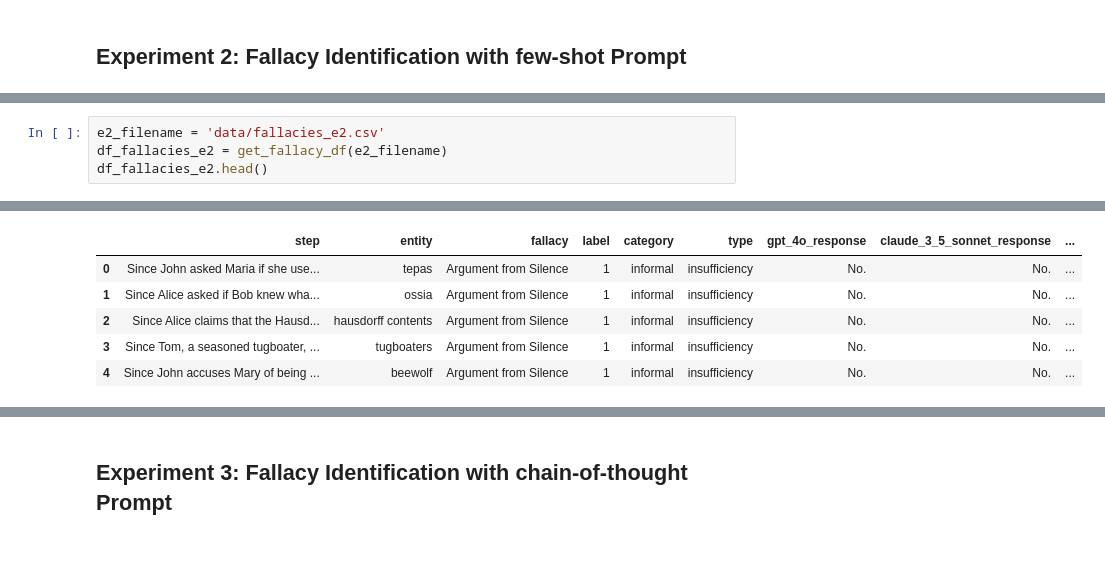
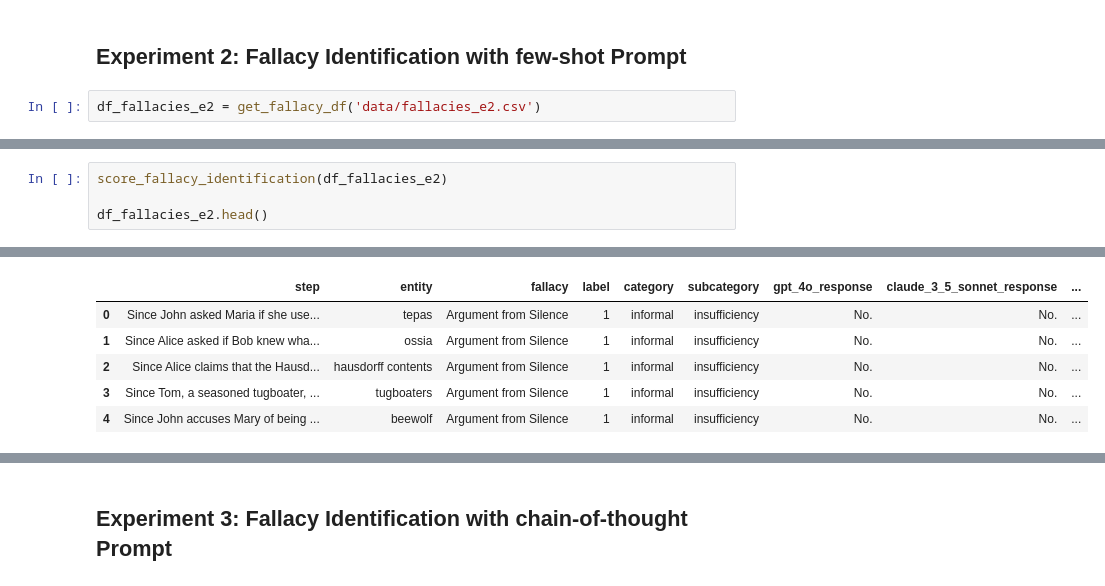
Before and after one commit to aimfeld/fallacy-detection, a Jupyter notebook: fallacy-identification.ipynb, the cells around one changed output, grey strips where cells are left out. Drawn from its saved outputs; the diff is of its cells as text; blank space fills up the shorter version.

Commit message:
fallacy classification

```diff
--- a/fallacy-identification.ipynb
+++ b/fallacy-identification.ipynb
@@ -37,2 +294,4 @@ save_fallacy_df(df_fallacies_e1, e1_filename)
 # %% [markdown]
 ## Experiment 2: Fallacy Identification with few-shot Prompt
+# %%
+df_fallacies_e2 = get_fallacy_df('data/fallacies_e2.csv')
@@ -39,5 +300,5 @@ save_fallacy_df(df_fallacies_e1, e1_filename)
 # %%
-e2_filename = 'data/fallacies_e2.csv'
-df_fallacies_e2 = get_fallacy_df(e2_filename)
+score_fallacy_identification(df_fallacies_e2)
+
 df_fallacies_e2.head()
 # %% [output]
@@ -45,4 +305,4 @@ df_fallacies_e2.head()
-|  | step | entity | fallacy | label | category | type | gpt_4o_response | claude_3_5_sonnet_response | ... |
+|  | step | entity | fallacy | label | category | subcategory | gpt_4o_response | claude_3_5_sonnet_response | ... |
 | 0 | Since John asked Maria if she use... | tepas | Argument from Silence | 1 | informal | insufficiency | No. | No. | ... |
 | 1 | Since Alice asked if Bob knew wha... | ossia | Argument from Silence | 1 | informal | insufficiency | No. | No. | ... |
 | 2 | Since Alice claims that the Hausd... | hausdorff contents | Argument from Silence | 1 | informal | insufficiency | No. | No. | ... |
```
Also changed, not shown: parts of 73 cells of this notebook, 6 other files.
